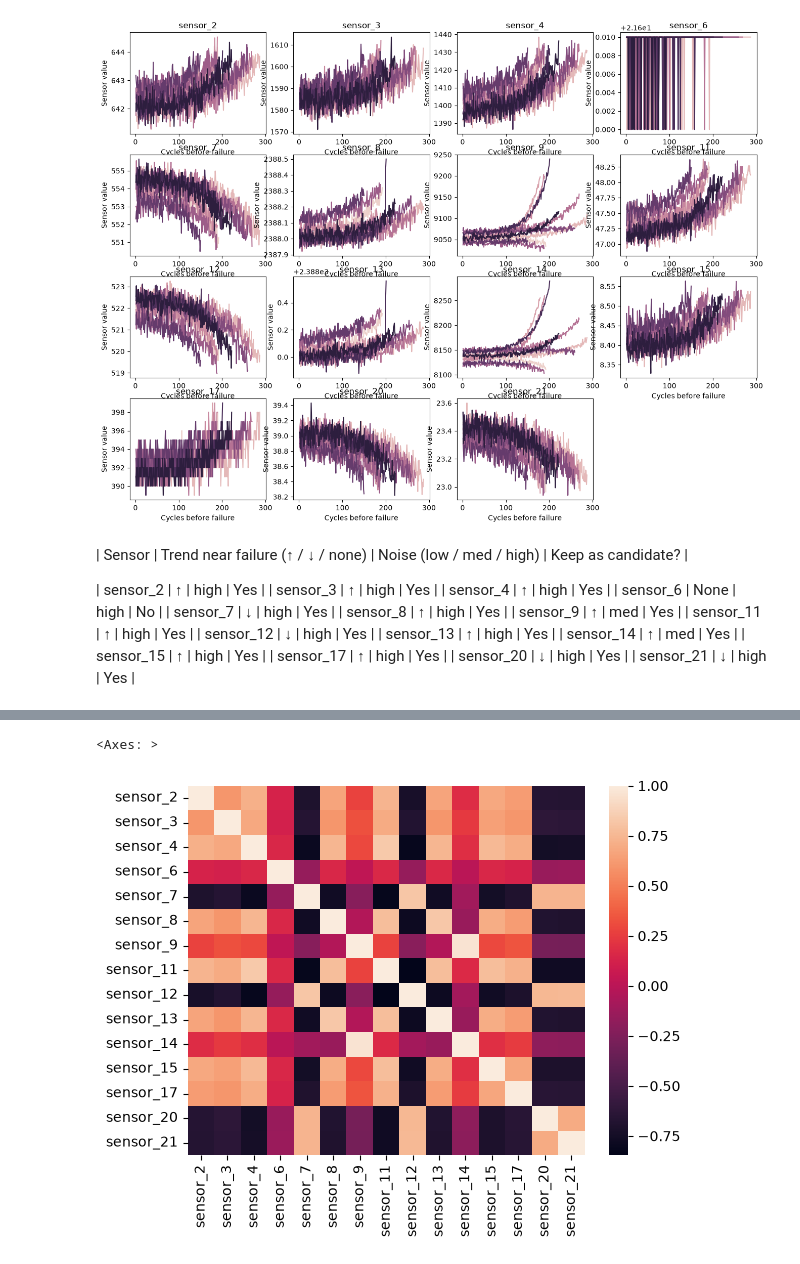
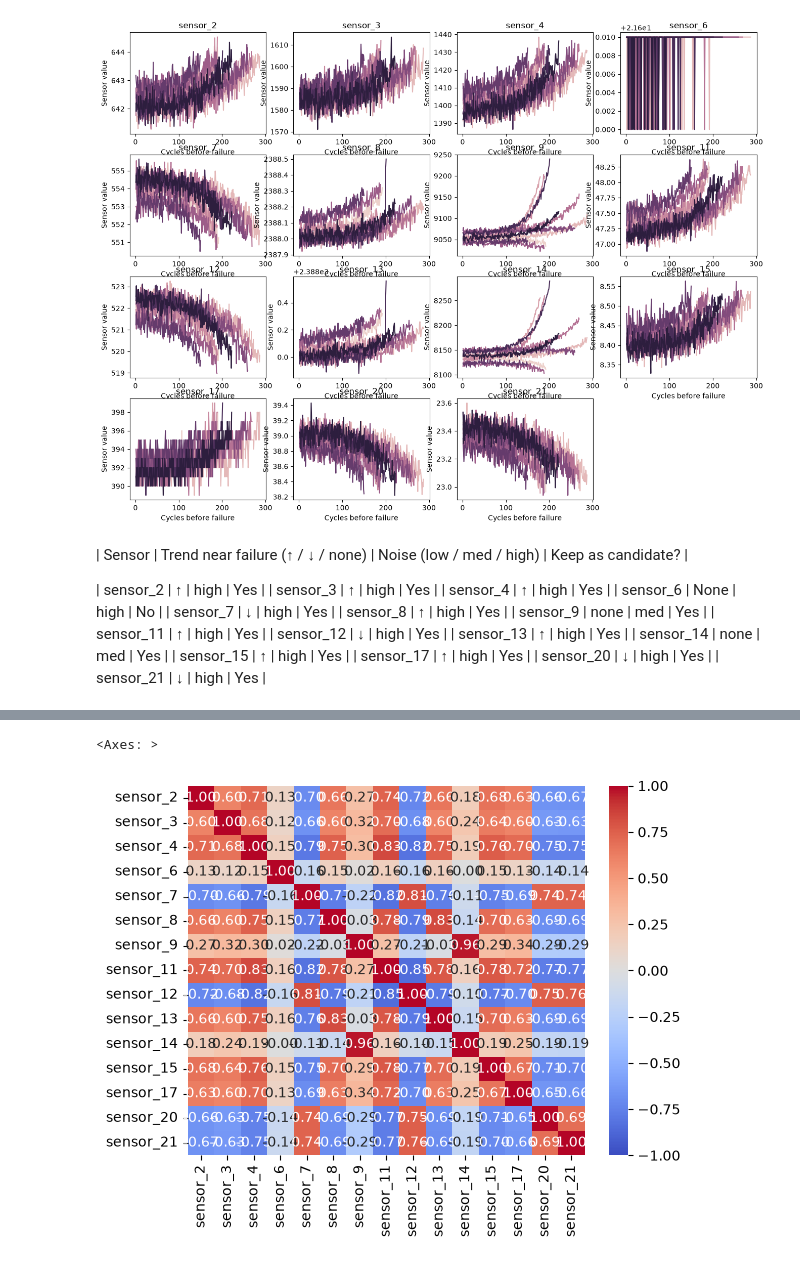
Before and after one commit to meriem-sid/Industrial-Predictive-Maintenance-API, a Jupyter notebook: notebooks/02_eda.ipynb, the cells around one changed output, grey strips where cells are left out. Drawn from its saved outputs; the diff is of its cells as text; code cells hidden in the pictures.

Commit message:
fix: correct EDA redundancy analysis, plot labels, and findings

```diff
--- a/notebooks/02_eda.ipynb
+++ b/notebooks/02_eda.ipynb
@@ -108,11 +109,11 @@ plt.show()
 | sensor_6 | None | high | No |
 | sensor_7 | ↓ | high | Yes |
 | sensor_8 | ↑ | high | Yes |
-| sensor_9 | ↑ | med | Yes |
+| sensor_9 | none | med | Yes |
 | sensor_11 | ↑ | high | Yes |
 | sensor_12 | ↓ | high | Yes |
 | sensor_13 | ↑ | high | Yes |
-| sensor_14 | ↑ | med | Yes |
+| sensor_14 | none | med | Yes |
 | sensor_15 | ↑ | high | Yes |
 | sensor_17 | ↑ | high | Yes |
 | sensor_20 | ↓ | high | Yes |
@@ -139,7 +140,7 @@ corr_matrix
 | sensor_20 | -0.661841 | -0.625941 | -0.748067 | -0.141419 | 0.736163 | -0.687030 | -0.285280 | -0.771510 | 0.751943 | -0.686172 | ... |
 | sensor_21 | -0.668050 | -0.633901 | -0.745193 | -0.137419 | 0.737447 | -0.688840 | -0.292795 | -0.772554 | 0.756263 | -0.688948 | ... |
 # %%
-sns.heatmap(corr_matrix)
+sns.heatmap(corr_matrix, annot=True, fmt=".2f", cmap="coolwarm", vmin=-1, vmax=1)
 # %% [output]
 <Axes: >
-[figure, old version]
+[figure, new version]
```
Also changed, not shown: parts of 4 cells of this notebook.
